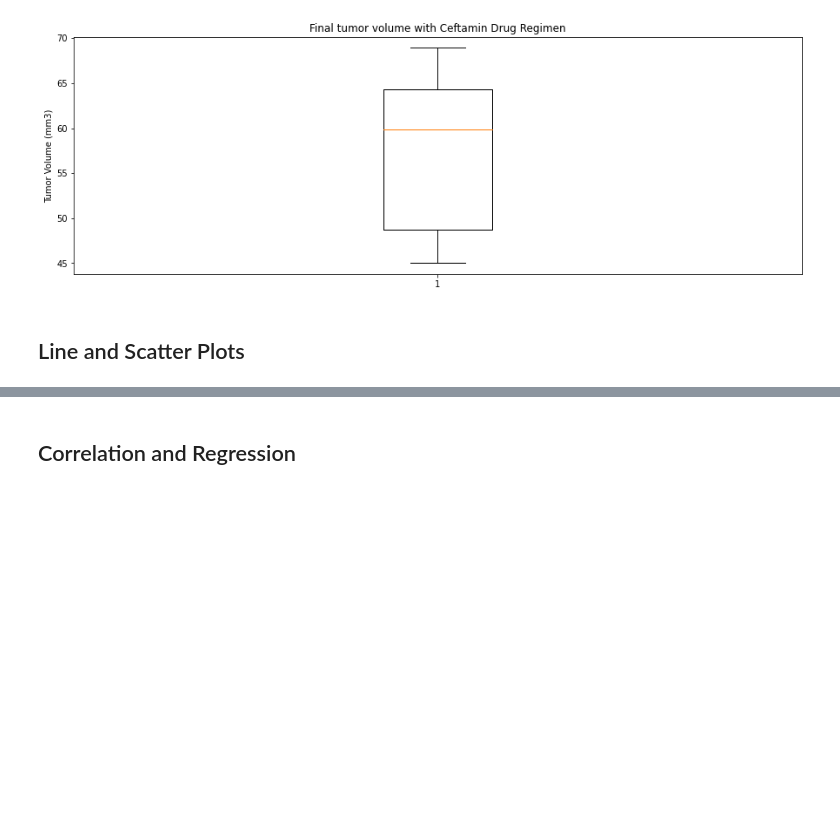
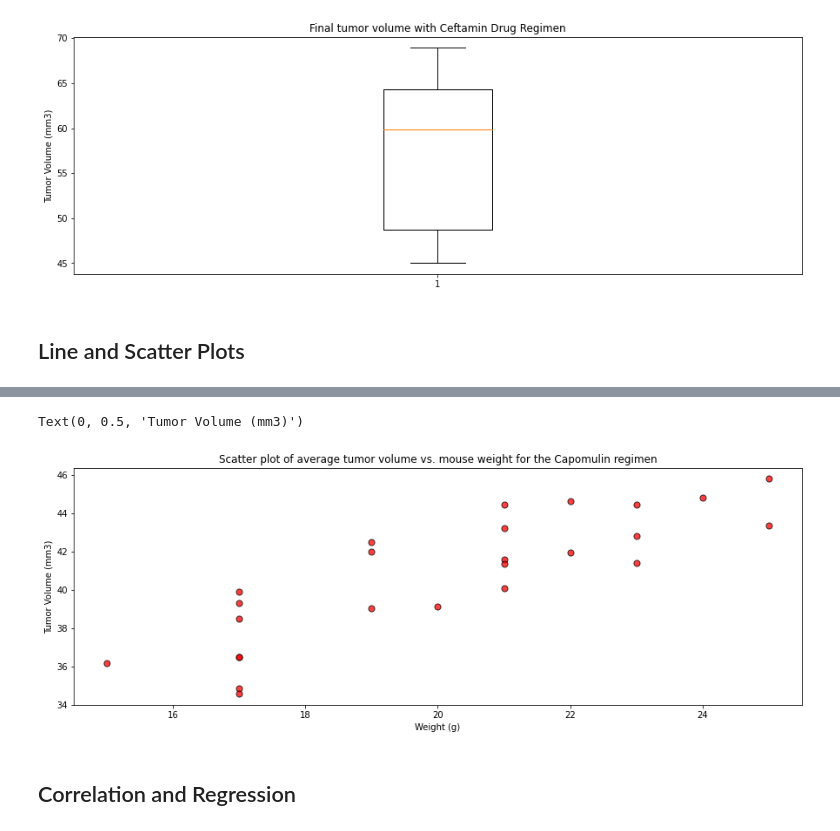
Before and after one commit to VijetaPuthran/Matplotlib, a Jupyter notebook: Pymaceuticals/pymaceuticals_starter.ipynb, the cells around one changed output, grey strips where cells are left out. Drawn from its saved outputs; the diff is of its cells as text; code cells hidden in the pictures; blank space fills up the shorter version.

```diff
--- a/Pymaceuticals/pymaceuticals_starter.ipynb
+++ b/Pymaceuticals/pymaceuticals_starter.ipynb
@@ -420,3 +428,20 @@ Values above 87.66645829999999 could be outliers.
+# %%
+# Generate a scatter plot of average tumor volume vs. mouse weight for the Capomulin regimen
+capomulin_plot.head()
+#Extracting the mouse data from the Capomulin regimen dataframe.
+mouse_data = capomulin_plot.loc[:, ["Mouse ID", "Weight (g)", "Tumor Volume (mm3)"]]
+
+# Get the average tumor volume for each mouse under the use of Capomulin
+average = pd.DataFrame(mouse_data.groupby(["Mouse ID", "Weight (g)"])["Tumor Volume (mm3)"].mean()).reset_index()
+x_axis = average['Weight (g)']
+volume =  average['Tumor Volume (mm3)']
+plt.scatter(x_axis,volume,marker ='o', facecolors = 'red',edgecolors = 'black', s=50,alpha=0.75)
+plt.title('Scatter plot of average tumor volume vs. mouse weight for the Capomulin regimen')
+plt.xlabel('Weight (g)')
+plt.ylabel('Tumor Volume (mm3)')
+# %% [output]
+Text(0, 0.5, 'Tumor Volume (mm3)')
+[figure, added]
 # %% [markdown]
 ## Correlation and Regression
 # %%
```
Also changed, not shown: parts of 7 cells of this notebook, 2 other files.
